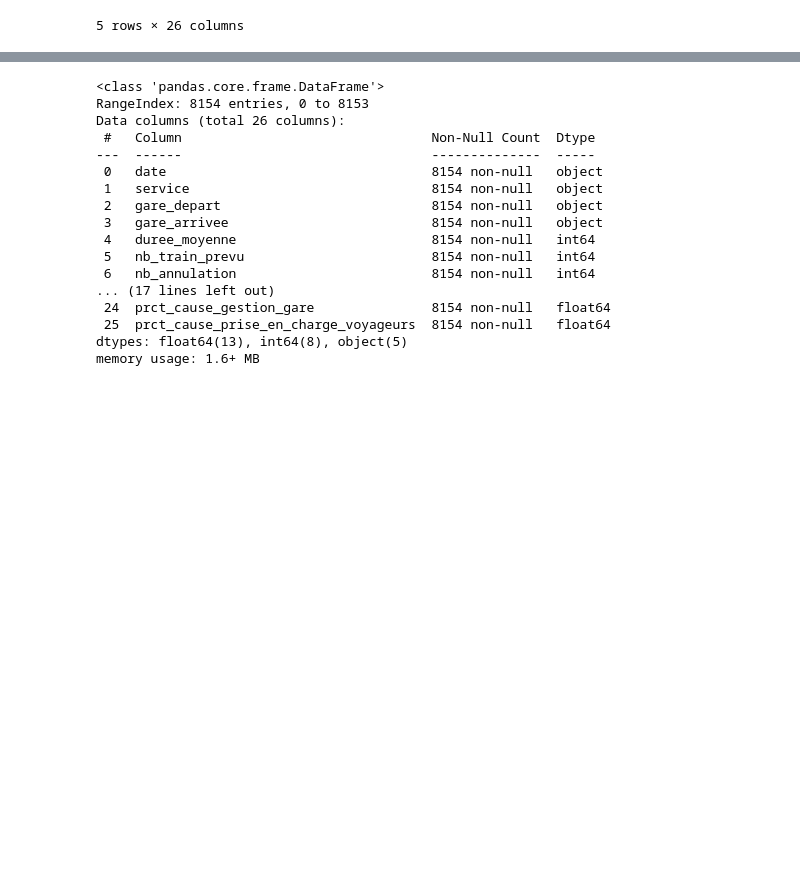
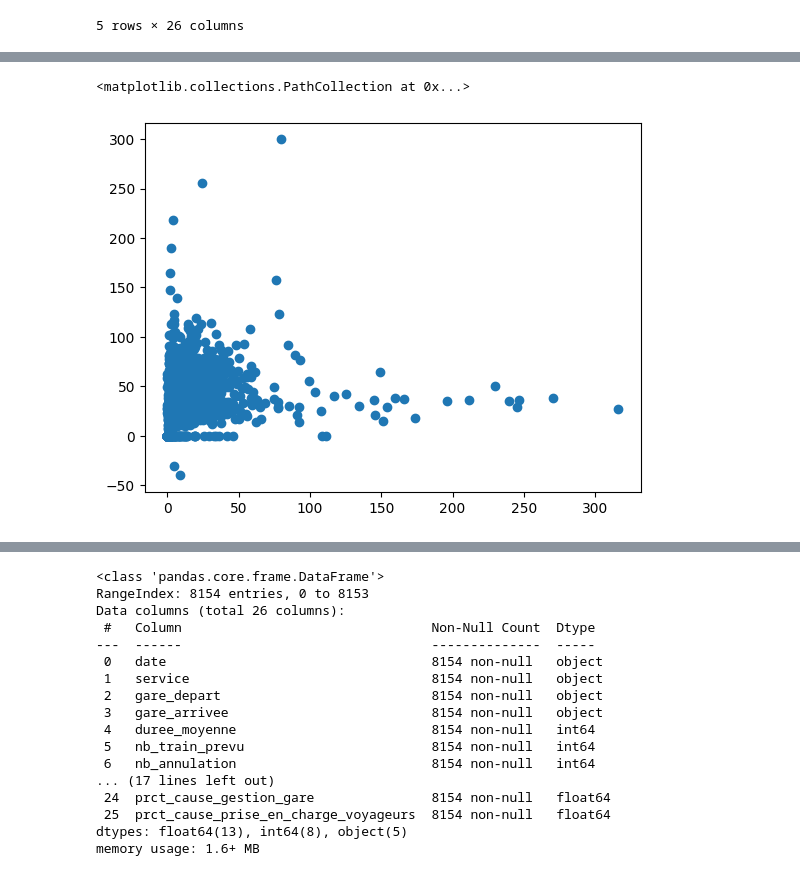
Before and after one commit to robincolinet/sncf_td1_gr1, a Jupyter notebook: data_exploration.ipynb, the cells around one changed output, grey strips where cells are left out. Drawn from its saved outputs; the diff is of its cells as text; code cells hidden in the pictures; blank space fills up the shorter version.

```diff
--- a/data_exploration.ipynb
+++ b/data_exploration.ipynb
@@ -44,3 +36,8 @@ for type_retard in ['prct_cause_externe', 'prct_cause_infra', 'prct_cause_gestio
+# %%
+plt.scatter(data['retard_moyen_depart'], data['retard_moyen_arrivee'])
+# %% [output]
+<matplotlib.collections.PathCollection at 0x...>
+[figure, added]
 # %%
 data2 = copy.deepcopy(data)
 # %%
```
Also changed, not shown: parts of 25 cells of this notebook, 1 other file.
